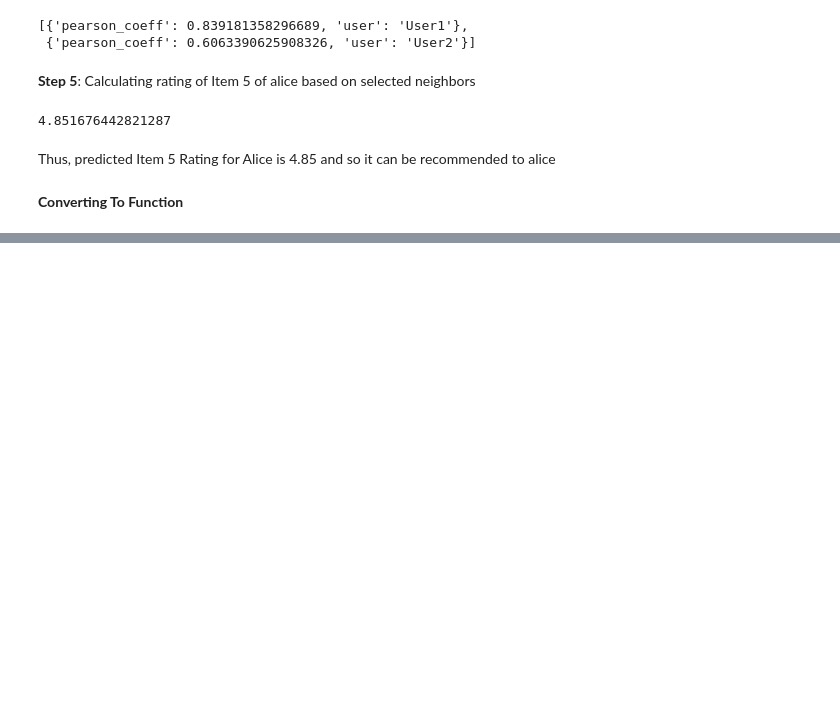
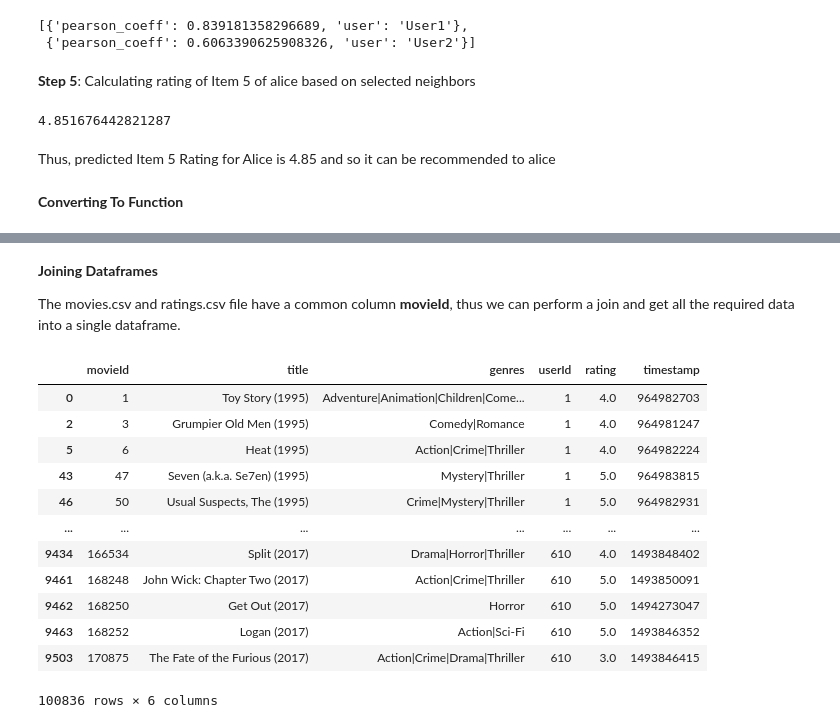
Before and after one commit to Abhi10699/recommendation-systems, a Jupyter notebook: recommendation_system_101.ipynb, the cells around one changed output, grey strips where cells are left out. Cells and saved outputs as stored; diff of their text form; code cells hidden in the pictures; blank space fills up the shorter version.

```diff
--- a/recommendation_system_101.ipynb
+++ b/recommendation_system_101.ipynb
@@ -275,0 +361,21 @@ predict_rating(alice_avg, neighbors, ratings_df,"Item 5")
+# %% [markdown]
+**Joining Dataframes**
+
+The movies.csv and ratings.csv file have a common column **movieId**, thus we can perform a join and get all the required data into a single dataframe.
+# %%
+df = movies_df.join(ratings_df.set_index("movieId"), on="movieId",how="right")
+df
+# %% [output]
+|  | movieId | title | genres | userId | rating | timestamp |
+| 0 | 1 | Toy Story (1995) | Adventure|Animation|Children|Come... | 1 | 4.0 | 964982703 |
+| 2 | 3 | Grumpier Old Men (1995) | Comedy|Romance | 1 | 4.0 | 964981247 |
+| 5 | 6 | Heat (1995) | Action|Crime|Thriller | 1 | 4.0 | 964982224 |
+| 43 | 47 | Seven (a.k.a. Se7en) (1995) | Mystery|Thriller | 1 | 5.0 | 964983815 |
+| 46 | 50 | Usual Suspects, The (1995) | Crime|Mystery|Thriller | 1 | 5.0 | 964982931 |
+| ... | ... | ... | ... | ... | ... | ... |
+| 9434 | 166534 | Split (2017) | Drama|Horror|Thriller | 610 | 4.0 | 1493848402 |
+| 9461 | 168248 | John Wick: Chapter Two (2017) | Action|Crime|Thriller | 610 | 5.0 | 1493850091 |
+| 9462 | 168250 | Get Out (2017) | Horror | 610 | 5.0 | 1494273047 |
+| 9463 | 168252 | Logan (2017) | Action|Sci-Fi | 610 | 5.0 | 1493846352 |
+| 9503 | 170875 | The Fate of the Furious (2017) | Action|Crime|Drama|Thriller | 610 | 3.0 | 1493846415 |
+100836 rows × 6 columns
```
Also changed, not shown: parts of 29 cells of this notebook.
